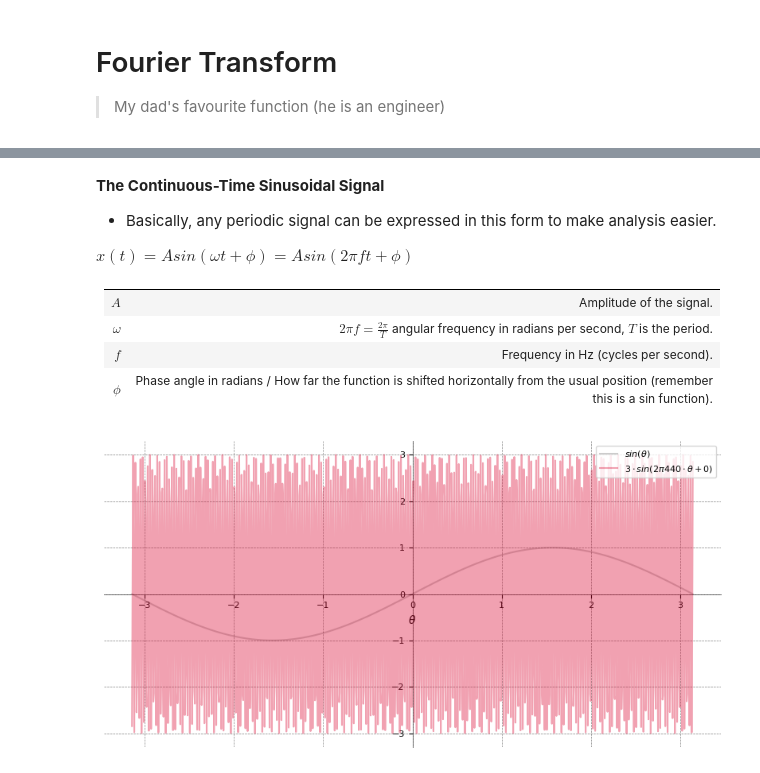
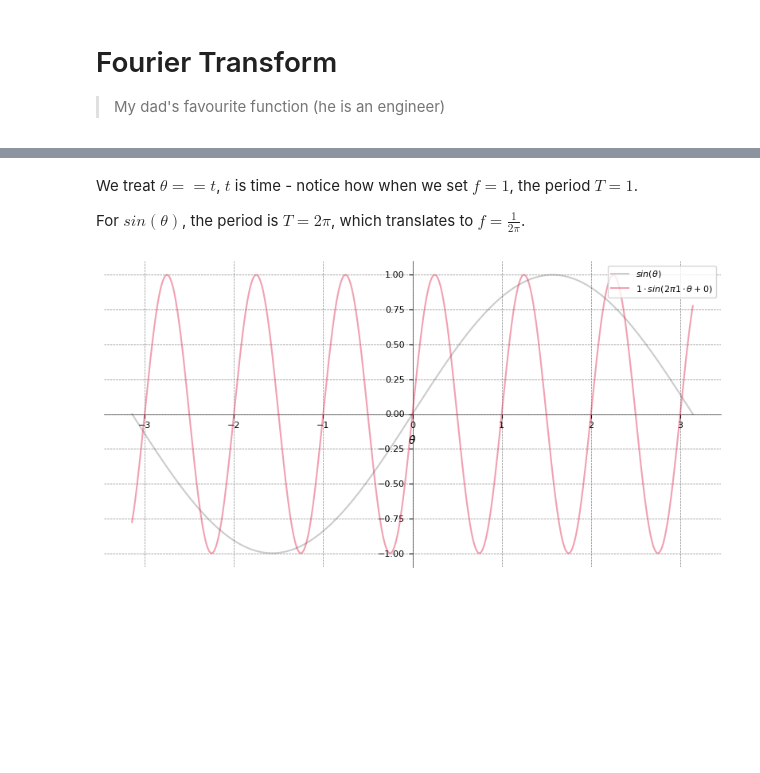
Before and after one commit to mshajarrazip/OpenCV-Notes, a Jupyter notebook: fourier.ipynb, the cells around one changed output, grey strips where cells are left out. Drawn from its saved outputs; the diff is of its cells as text; code cells hidden in the pictures; blank space fills up the shorter version.

Commit message:
Recreating 3Blue1Brown's visualization

```diff
--- a/fourier.ipynb
+++ b/fourier.ipynb
@@ -37,33 +52,24 @@ Additional resources:
-# %% [markdown]
-**The Continuous-Time Sinusoidal Signal**
-
-- Basically, any periodic signal can be expressed in this form to make analysis easier.
-
-$x(t)=A sin(\omega t + \phi) = A sin(2\pi f t + \phi)$
-
-|||
-|-|-|
-|$A$|Amplitude of the signal.|
-|$\omega$|$2\pi f = \frac{2\pi}{T}$ angular frequency in radians per second, $T$ is the period.|
-|$f$|Frequency in Hz (cycles per second).|
-|$\phi$|Phase angle in radians / How far the function is shifted horizontally from the usual position (remember this is a sin function).|
+# %% [markdown]
+We treat $\theta == t$, $t$ is time - notice how when we set $f = 1$, the period $T=1$.
+
+For $sin(\theta)$, the period is $T=2\pi$, which translates to $f=\frac{1}{2\pi}$.
 # %%
 t = np.linspace(-np.pi, np.pi, 1000)
 y_sin = np.sin(t)
 
 # sinusoidal function
-A = 3
-f = 440
+A = 1
+f = 1 #1/(2*np.pi)
 phi = 0
 y_sinusoid = get_signal(t, f, A, phi)
 
 _, ax = plt.subplots(1, 1, figsize=(10, 5))
 ax.plot(t, y_sin, color='black', alpha=0.2, label='$sin(\\theta)$')
 
 
 ax.plot(t, y_sinusoid, color='crimson', alpha=0.4, label=f"${{{A}}} \\cdot sin(2 \\pi {{{f}}} \\cdot \\theta + {{{phi}}})$")
 ax.set_xlabel('$\\theta$')
 format_plot(ax)
 plt.show()
 # %% [output]
-[figure, old version]
+[figure, new version]
```
Also changed, not shown: parts of 5 cells of this notebook.
